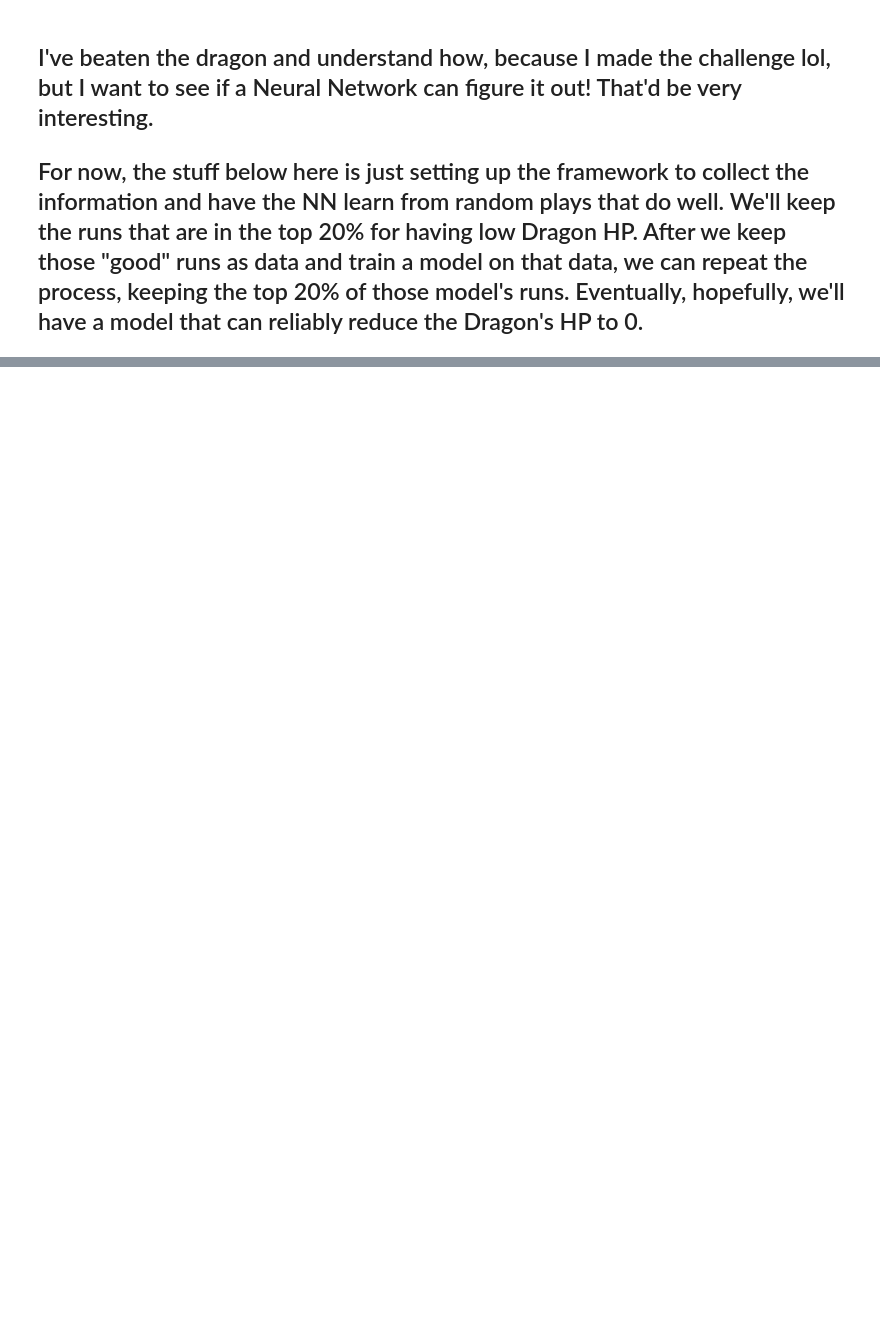
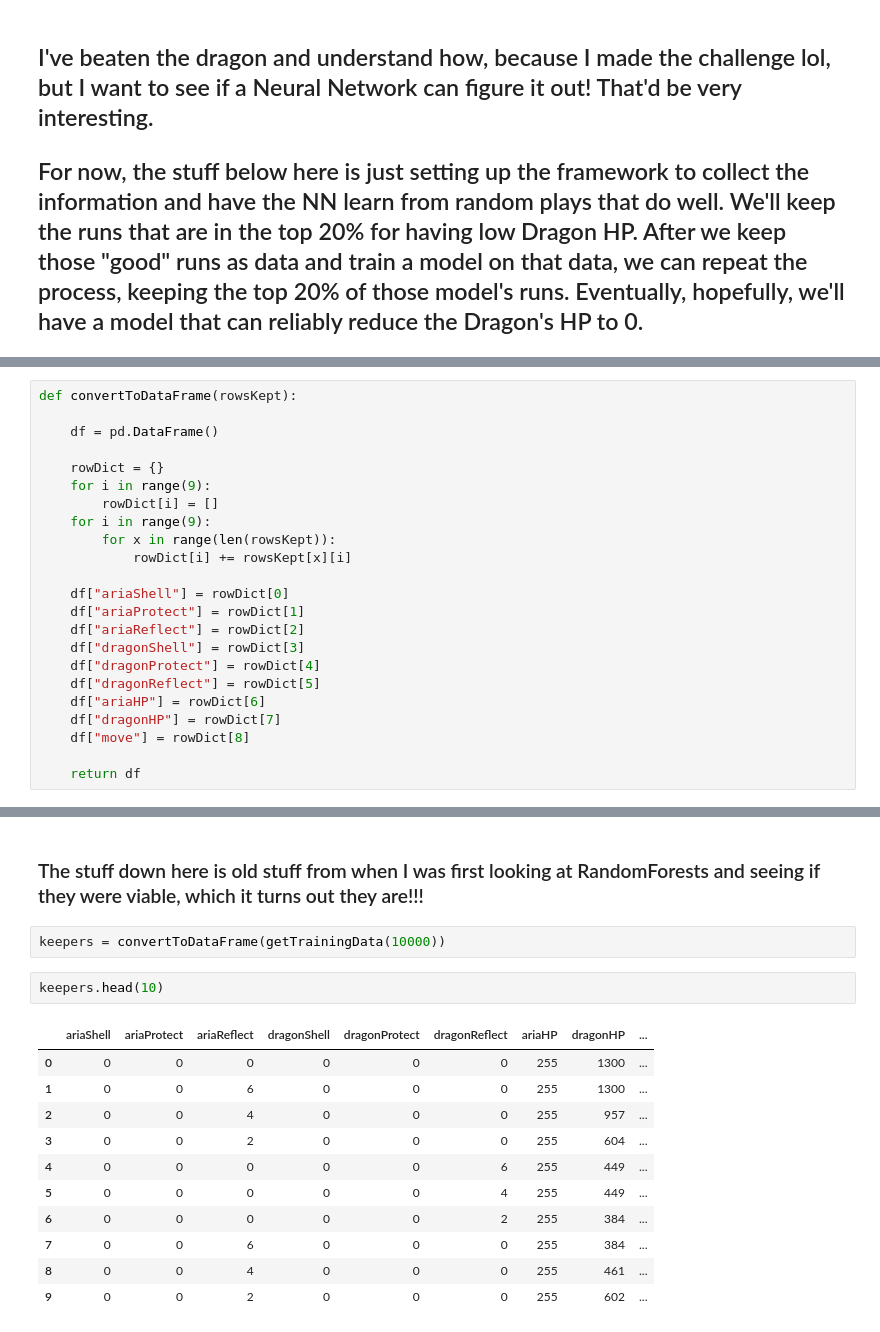
Before and after one commit to timothyPeach/Aria_VS_Dragon, a Jupyter notebook: Aria_VS_Dragon.ipynb, the cells around one changed output, grey strips where cells are left out. Saved outputs shown, nothing was run; the diff lists cells and outputs as text; blank space fills up the shorter version.

```diff
--- a/Aria_VS_Dragon.ipynb
+++ b/Aria_VS_Dragon.ipynb
@@ -671,0 +725,23 @@ def some_random_games_first():
+# %%
+def convertToDataFrame(rowsKept):
+
+    df = pd.DataFrame()
+
+    rowDict = {}
+    for i in range(9):
+        rowDict[i] = []
+    for i in range(9):
+        for x in range(len(rowsKept)):
+            rowDict[i] += rowsKept[x][i]
+
+    df["ariaShell"] = rowDict[0]
+    df["ariaProtect"] = rowDict[1]
+    df["ariaReflect"] = rowDict[2]
+    df["dragonShell"] = rowDict[3]
+    df["dragonProtect"] = rowDict[4]
+    df["dragonReflect"] = rowDict[5]
+    df["ariaHP"] = rowDict[6]
+    df["dragonHP"] = rowDict[7]
+    df["move"] = rowDict[8]
+
+    return df
@@ -671,0 +969,18 @@ def some_random_games_first():
+# %% [markdown]
+### The stuff down here is old stuff from when I was first looking at RandomForests and seeing if they were viable, which it turns out they are!!!
+# %%
+keepers = convertToDataFrame(getTrainingData(10000))
+# %%
+keepers.head(10)
+# %% [output]
+|  | ariaShell | ariaProtect | ariaReflect | dragonShell | dragonProtect | dragonReflect | ariaHP | dragonHP | ... |
+| 0 | 0 | 0 | 0 | 0 | 0 | 0 | 255 | 1300 | ... |
+| 1 | 0 | 0 | 6 | 0 | 0 | 0 | 255 | 1300 | ... |
+| 2 | 0 | 0 | 4 | 0 | 0 | 0 | 255 | 957 | ... |
+| 3 | 0 | 0 | 2 | 0 | 0 | 0 | 255 | 604 | ... |
+| 4 | 0 | 0 | 0 | 0 | 0 | 6 | 255 | 449 | ... |
+| 5 | 0 | 0 | 0 | 0 | 0 | 4 | 255 | 449 | ... |
+| 6 | 0 | 0 | 0 | 0 | 0 | 2 | 255 | 384 | ... |
+| 7 | 0 | 0 | 6 | 0 | 0 | 0 | 255 | 384 | ... |
+| 8 | 0 | 0 | 4 | 0 | 0 | 0 | 255 | 461 | ... |
+| 9 | 0 | 0 | 2 | 0 | 0 | 0 | 255 | 602 | ... |
```
Also changed, not shown: parts of 39 cells of this notebook, 1 other file.
